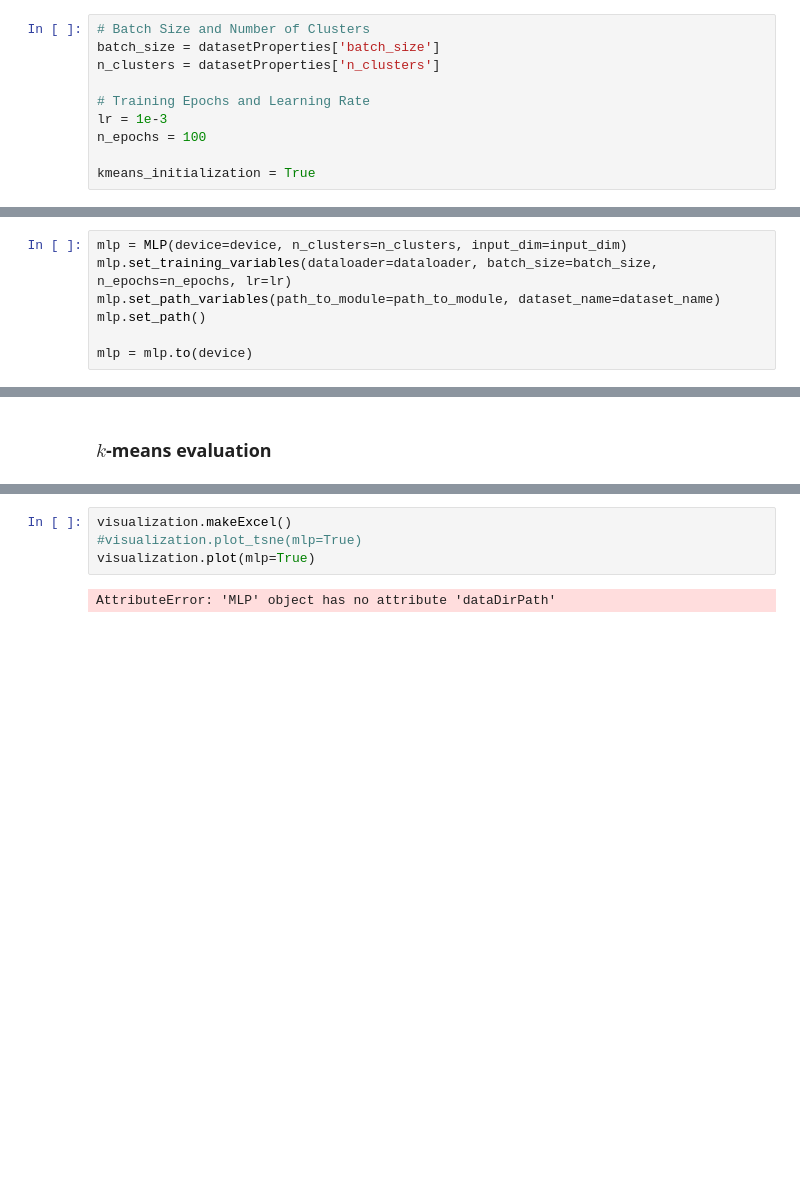
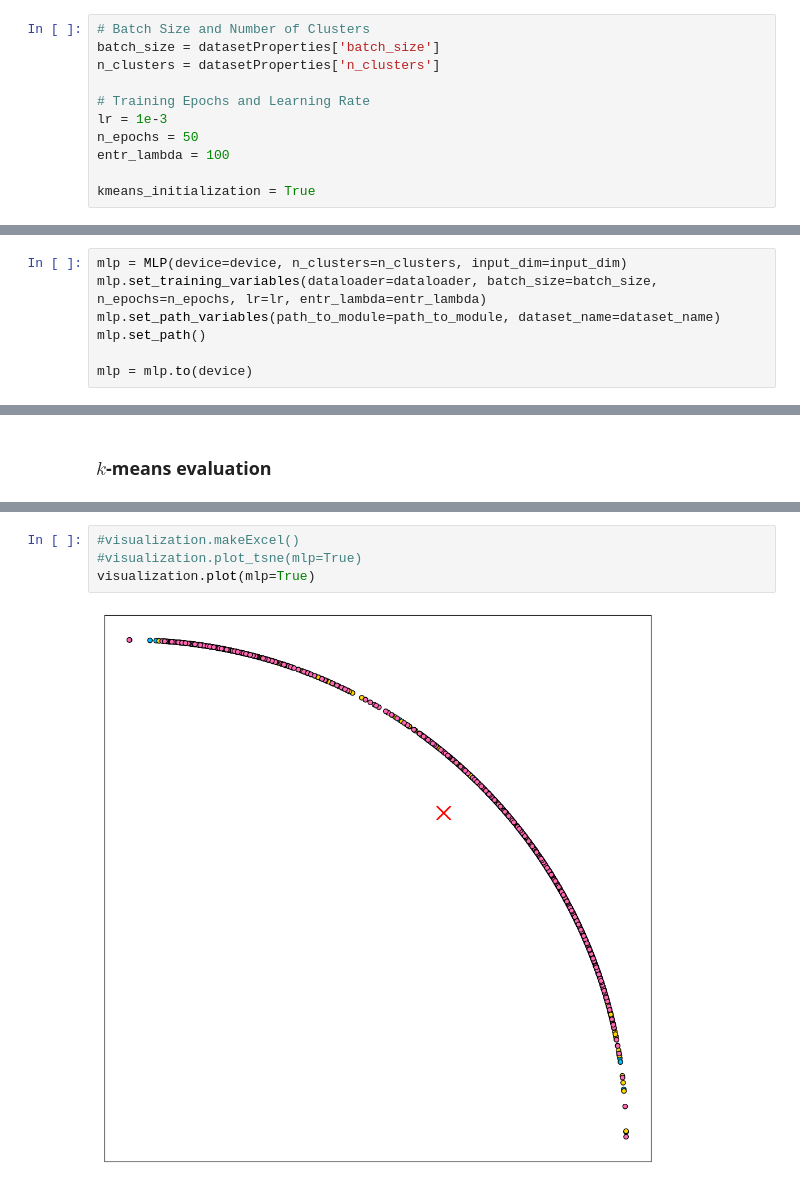
Before and after one commit to gvardakas/Soft-Silhouette, a Jupyter notebook: MLP_Experiments.ipynb, the cells around one changed output, grey strips where cells are left out. Drawn from its saved outputs; the diff is of its cells as text; blank space fills up the shorter version.

```diff
--- a/MLP_Experiments.ipynb
+++ b/MLP_Experiments.ipynb
@@ -57,14 +57,15 @@ n_clusters = datasetProperties['n_clusters']
 
 # Training Epochs and Learning Rate
 lr = 1e-3
-n_epochs = 100
+n_epochs = 50
+entr_lambda = 100
 
 kmeans_initialization = True
 # %% [markdown]
 ### Create MLP model
 # %%
 mlp = MLP(device=device, n_clusters=n_clusters, input_dim=input_dim)
-mlp.set_training_variables(dataloader=dataloader, batch_size=batch_size, n_epochs=n_epochs, lr=lr)
+mlp.set_training_variables(dataloader=dataloader, batch_size=batch_size, n_epochs=n_epochs, lr=lr, entr_lambda=entr_lambda)
 mlp.set_path_variables(path_to_module=path_to_module, dataset_name=dataset_name)
 mlp.set_path()
 
@@ -152,6 +153,6 @@ AttributeError: 'NoneType' object has no attribute 'split'
 # %%
-visualization.makeExcel()
+#visualization.makeExcel()
 #visualization.plot_tsne(mlp=True)
 visualization.plot(mlp=True)
 # %% [output]
-AttributeError: 'MLP' object has no attribute 'dataDirPath'
+[figure, added]
```
Also changed, not shown: parts of 3 cells of this notebook, 2 other files.
